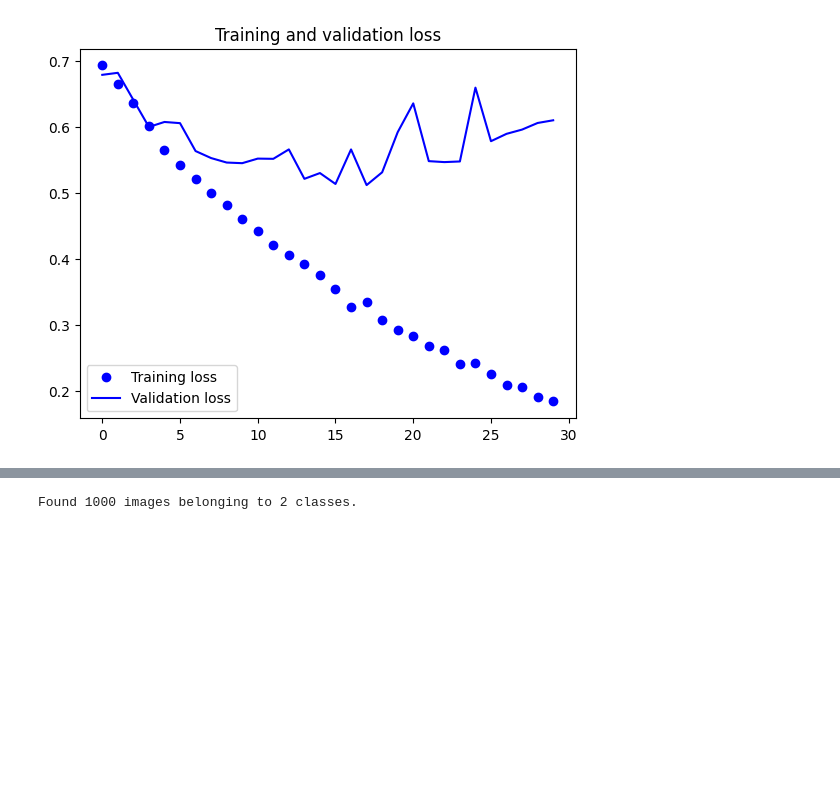
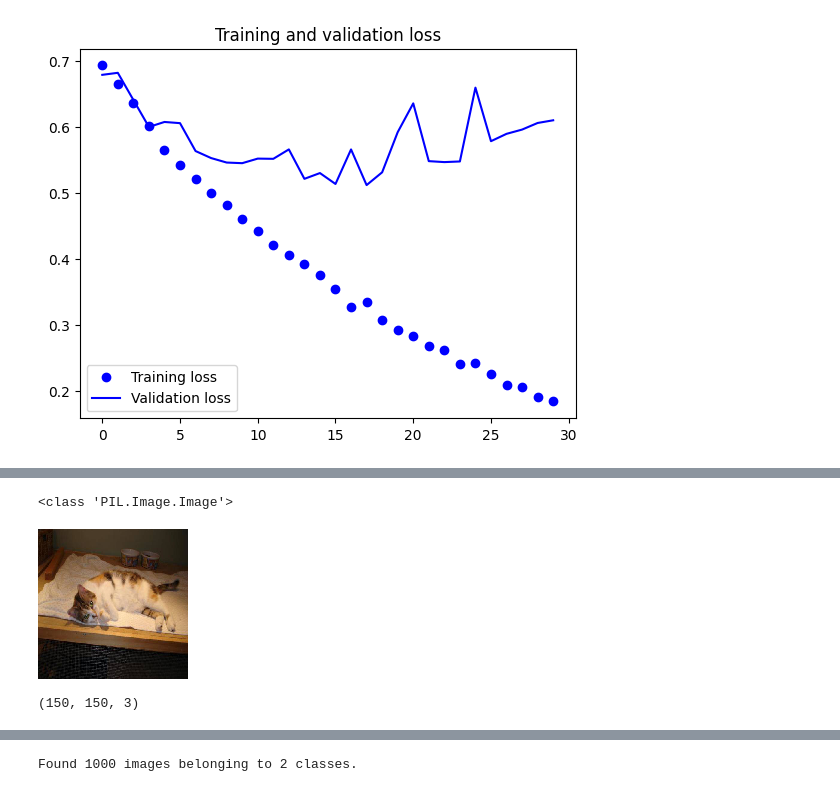
Before and after one commit to z-arabi/SRU-deeplearning-workshop, a Jupyter notebook: 07_CNN-cat_Vs_dog.ipynb, the cells around one changed output, grey strips where cells are left out. Drawn from its saved outputs; the diff is of its cells as text; code cells hidden in the pictures; blank space fills up the shorter version.

```diff
--- a/07_CNN-cat_Vs_dog.ipynb
+++ b/07_CNN-cat_Vs_dog.ipynb
@@ -597,0 +659,24 @@ plt.show()
+# %%
+# we have another way
+# This is module with image preprocessing utilities
+from tensorflow.keras.preprocessing import image
+
+# Read the image and resize it
+img = image.load_img(img_path, target_size=(150, 150))
+# Python Imaging Library (PIL)
+print(type(img))
+img
+# %% [output]
+<class 'PIL.Image.Image'>
+[figure, added]
+# %%
+# Convert it to a Numpy array with shape (150, 150, 3)
+x = image.img_to_array(img)
+print(x.shape)
+
+# For testing the generator > we need to make the dimension of the NN inputs
+# num_samples * width * height * num_channels
+# Reshape it to (1, 150, 150, 3)
+x = x.reshape((1,) + x.shape)
+# %% [output]
+(150, 150, 3)
```
Also changed, not shown: parts of 28 cells of this notebook.
